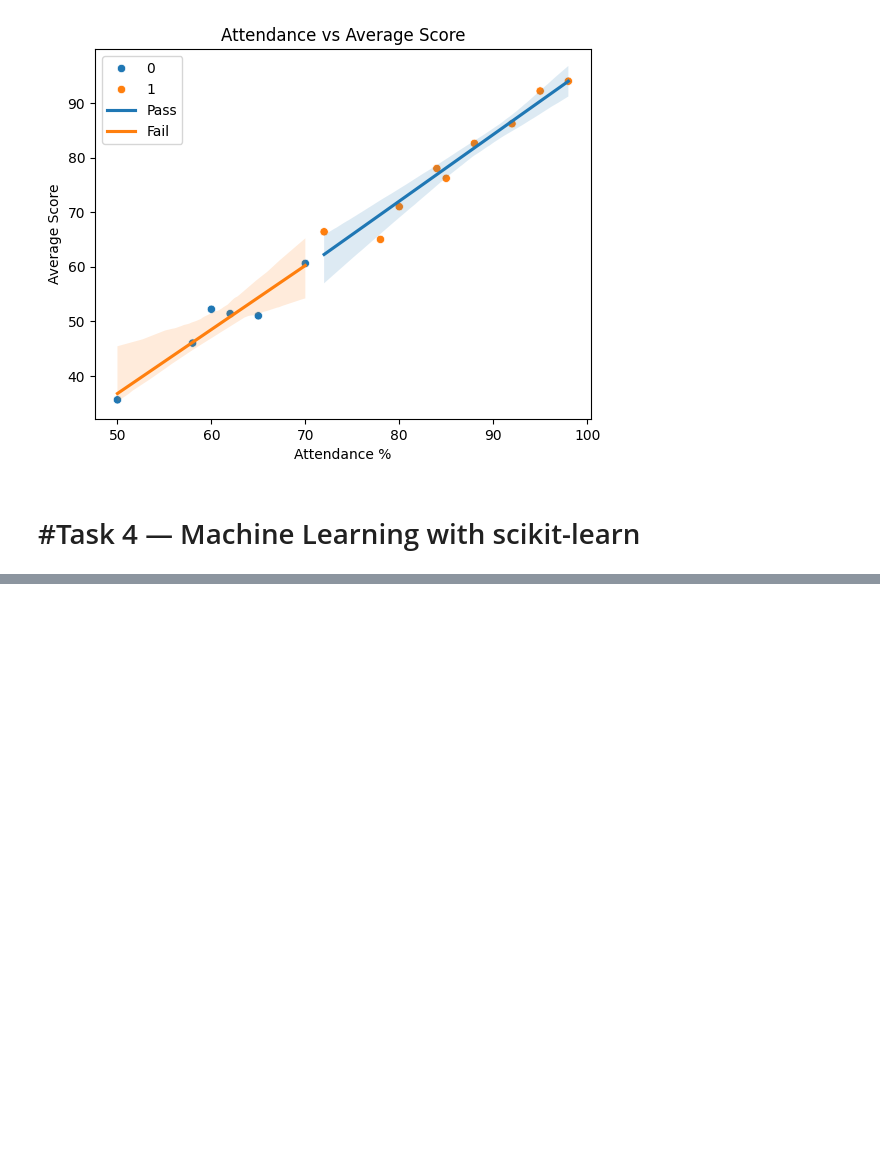
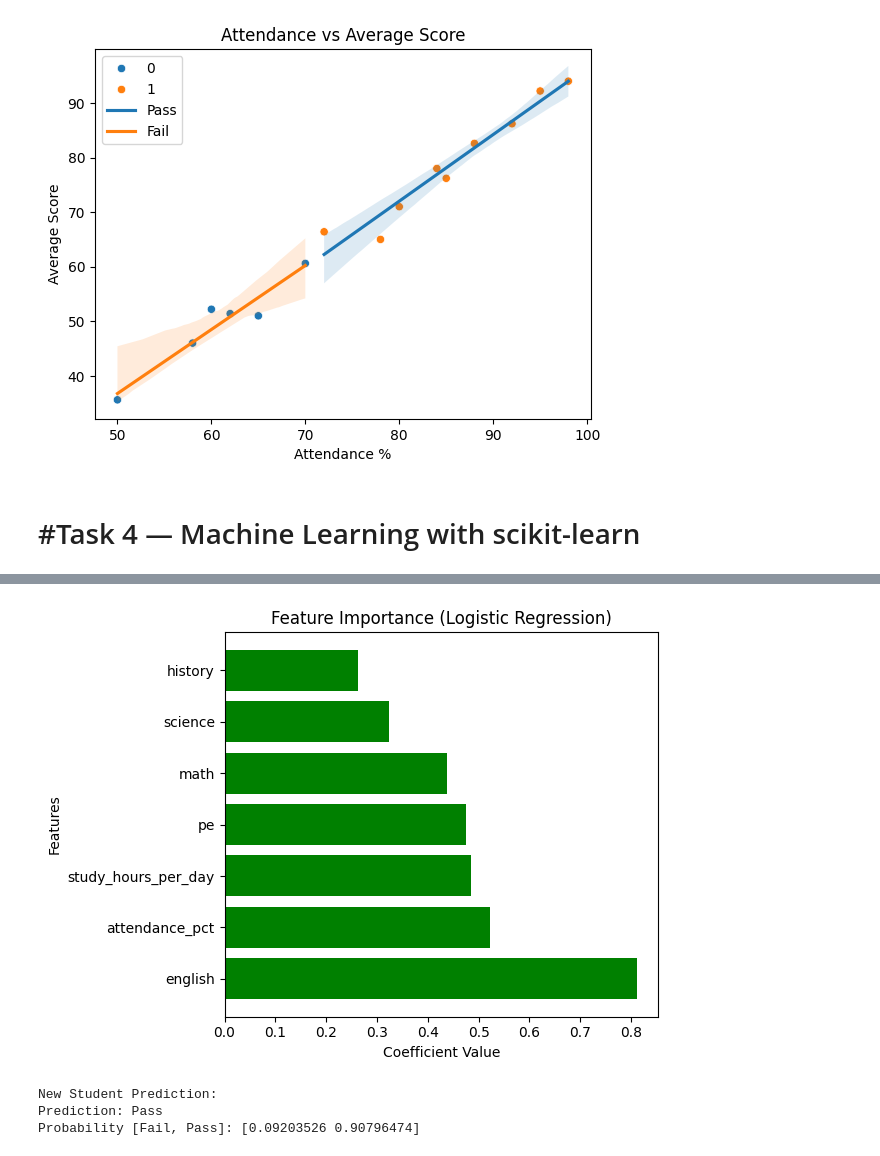
Before and after one commit to ShreyasRP94/assignment-03-Part4-bitsom_ba_2511032, a Jupyter notebook: python-assignment-part4/part4_visualization_ml.ipynb, the cells around one changed output, grey strips where cells are left out. Saved outputs shown, nothing was run; the diff lists cells and outputs as text; code cells hidden in the pictures; blank space fills up the shorter version.

```diff
--- a/python-assignment-part4/part4_visualization_ml.ipynb
+++ b/python-assignment-part4/part4_visualization_ml.ipynb
@@ -314,0 +407,15 @@ plt.show()
+# %%
+# Feature importance based on coefficients
+
+import matplotlib.pyplot as plt
+
+coeffs = model.coef_[0]
+
+feature_importance = list(zip(feature_cols, coeffs))
+
+# Sort by absolute value
+feature_importance.sort(key=lambda x: abs(x[1]), reverse=True)
+
+print("\nFeature Importance (sorted):\n")
+for feature, coef in feature_importance:
+    print(f"{feature:<20} {coef:.4f}")
@@ -314,0 +432,42 @@ plt.show()
+# %%
+# Prepare data for plotting
+
+features = [f[0] for f in feature_importance]
+values   = [f[1] for f in feature_importance]
+
+# Color logic
+colors = ['green' if v > 0 else 'red' for v in values]
+
+plt.figure()
+plt.barh(features, values, color=colors)
+
+plt.title("Feature Importance (Logistic Regression)")
+plt.xlabel("Coefficient Value")
+plt.ylabel("Features")
+
+plt.tight_layout()
+plt.savefig("plot8_feature_importance.png")
+plt.show()
+# %% [output]
+[figure, added]
+# %%
+# Predicting for a new student
+
+new_student = [[75, 70, 68, 65, 80, 82, 3.2]]
+
+# Scale
+new_student_scaled = scaler.transform(new_student)
+
+# Prediction
+pred = model.predict(new_student_scaled)[0]
+prob = model.predict_proba(new_student_scaled)[0]
+
+result = "Pass" if pred == 1 else "Fail"
+
+print("\nNew Student Prediction:")
+print("Prediction:", result)
+print("Probability [Fail, Pass]:", prob)
+# %% [output]
+New Student Prediction:
+Prediction: Pass
+Probability [Fail, Pass]: [0.09203526 0.90796474]
```
Also changed, not shown: parts of 6 cells of this notebook, 1 other file.
